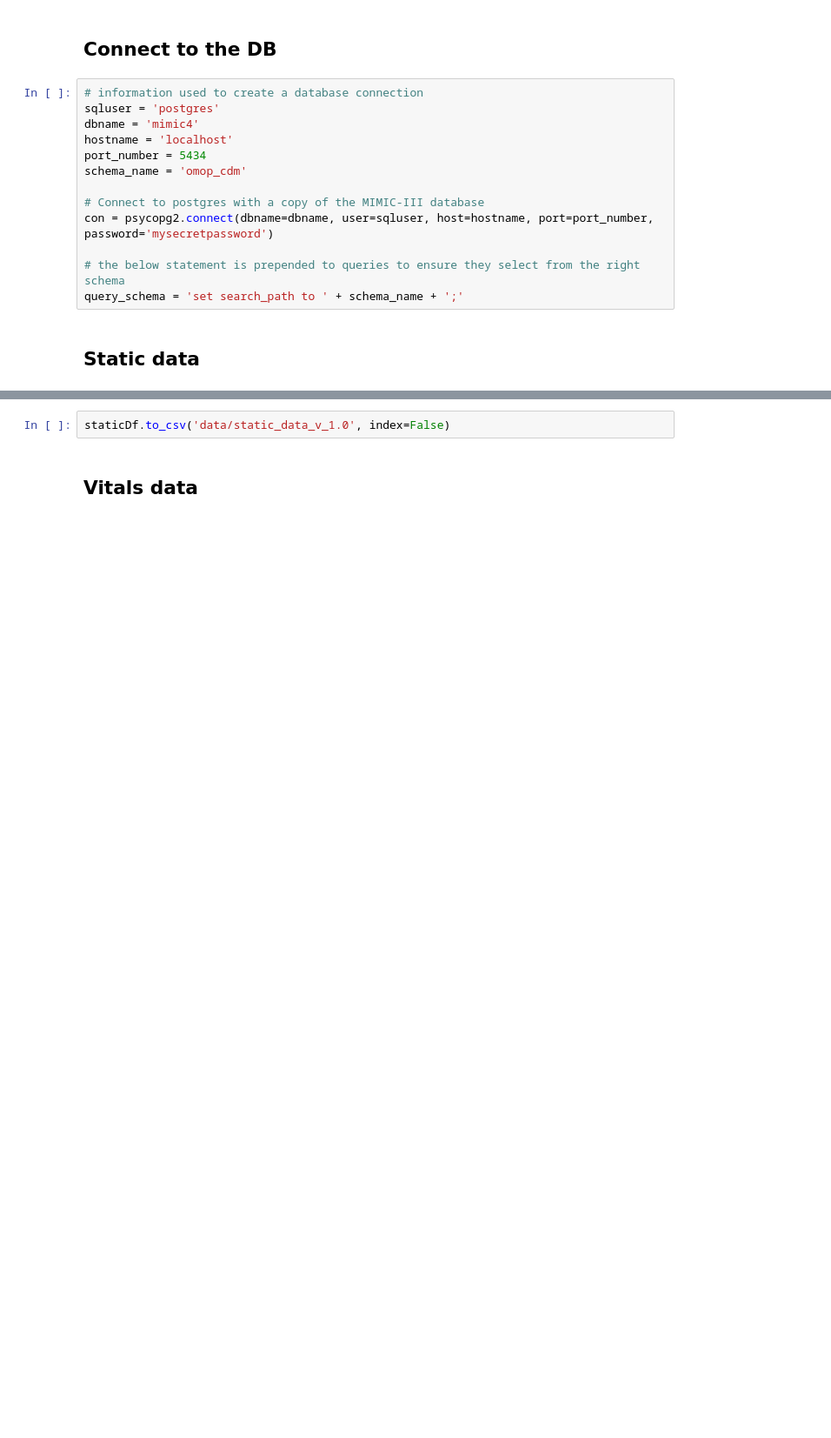
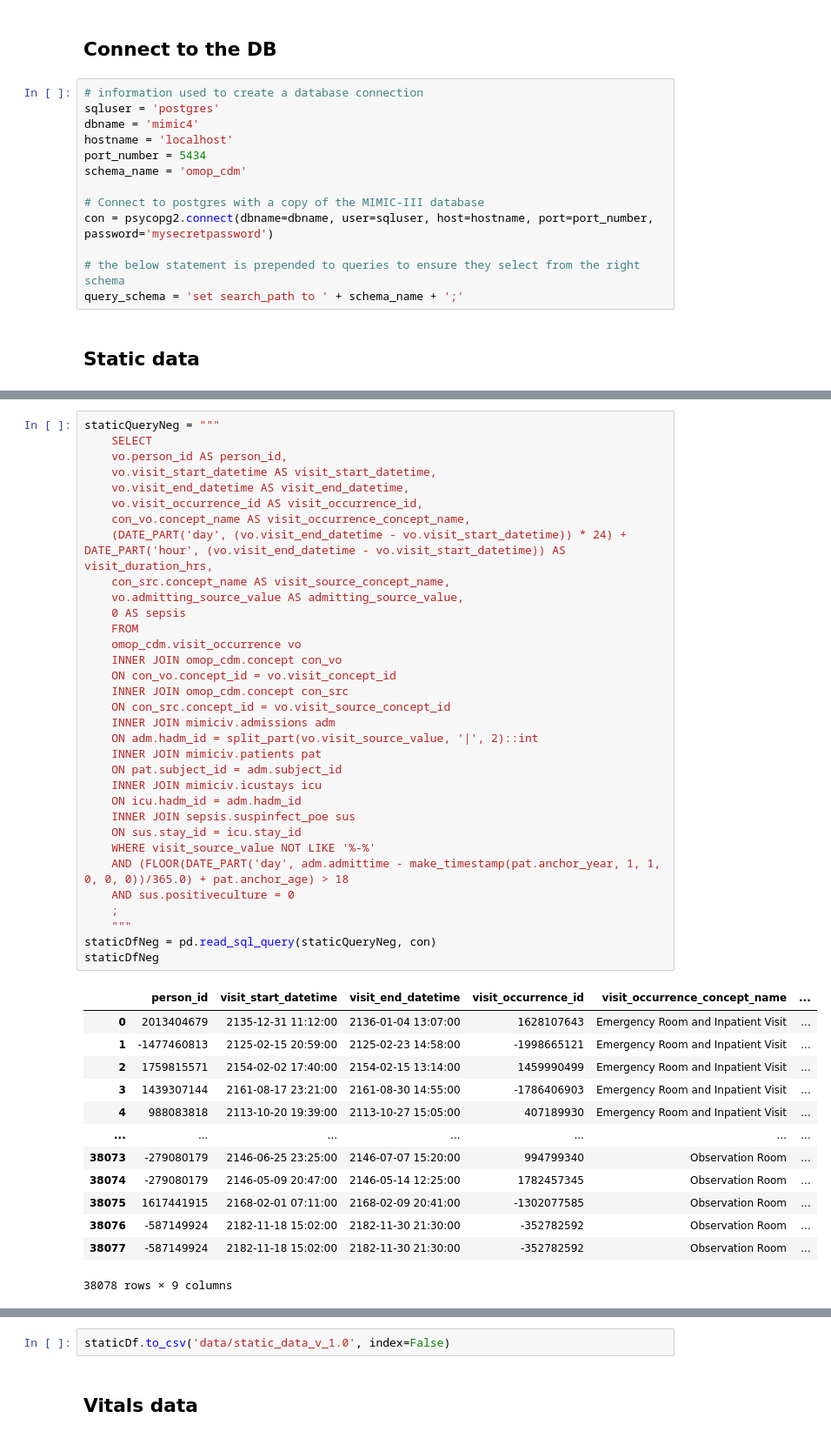
Before and after one commit to ryashpal/ML, a Jupyter notebook: mortality/extract_omop.ipynb, the cells around one changed output, grey strips where cells are left out. Shown: that part at 87% size. Drawn from its saved outputs; the diff is of its cells as text; blank space fills up the shorter version.

```diff
--- a/mortality/extract_omop.ipynb
+++ b/mortality/extract_omop.ipynb
@@ -55,0 +72,47 @@ staticDf.head()
+# %%
+staticQueryNeg = """
+    SELECT
+    vo.person_id AS person_id,
+    vo.visit_start_datetime AS visit_start_datetime,
+    vo.visit_end_datetime AS visit_end_datetime,
+    vo.visit_occurrence_id AS visit_occurrence_id,
+    con_vo.concept_name AS visit_occurrence_concept_name,
+    (DATE_PART('day', (vo.visit_end_datetime - vo.visit_start_datetime)) * 24) + DATE_PART('hour', (vo.visit_end_datetime - vo.visit_start_datetime)) AS visit_duration_hrs,
+    con_src.concept_name AS visit_source_concept_name,
+    vo.admitting_source_value AS admitting_source_value,
+    0 AS sepsis
+    FROM
+    omop_cdm.visit_occurrence vo
+    INNER JOIN omop_cdm.concept con_vo
+    ON con_vo.concept_id = vo.visit_concept_id
+    INNER JOIN omop_cdm.concept con_src
+    ON con_src.concept_id = vo.visit_source_concept_id
+    INNER JOIN mimiciv.admissions adm
+    ON adm.hadm_id = split_part(vo.visit_source_value, '|', 2)::int
+    INNER JOIN mimiciv.patients pat
+    ON pat.subject_id = adm.subject_id
+    INNER JOIN mimiciv.icustays icu
+    ON icu.hadm_id = adm.hadm_id
+    INNER JOIN sepsis.suspinfect_poe sus
+    ON sus.stay_id = icu.stay_id
+    WHERE visit_source_value NOT LIKE '%-%'
+    AND (FLOOR(DATE_PART('day', adm.admittime - make_timestamp(pat.anchor_year, 1, 1, 0, 0, 0))/365.0) + pat.anchor_age) > 18
+    AND sus.positiveculture = 0
+    ;
+    """
+staticDfNeg = pd.read_sql_query(staticQueryNeg, con)
+staticDfNeg
+# %% [output]
+|  | person_id | visit_start_datetime | visit_end_datetime | visit_occurrence_id | visit_occurrence_concept_name | ... |
+| 0 | 2013404679 | 2135-12-31 11:12:00 | 2136-01-04 13:07:00 | 1628107643 | Emergency Room and Inpatient Visit | ... |
+| 1 | -1477460813 | 2125-02-15 20:59:00 | 2125-02-23 14:58:00 | -1998665121 | Emergency Room and Inpatient Visit | ... |
+| 2 | 1759815571 | 2154-02-02 17:40:00 | 2154-02-15 13:14:00 | 1459990499 | Emergency Room and Inpatient Visit | ... |
+| 3 | 1439307144 | 2161-08-17 23:21:00 | 2161-08-30 14:55:00 | -1786406903 | Emergency Room and Inpatient Visit | ... |
+| 4 | 988083818 | 2113-10-20 19:39:00 | 2113-10-27 15:05:00 | 407189930 | Emergency Room and Inpatient Visit | ... |
+| ... | ... | ... | ... | ... | ... | ... |
+| 38073 | -279080179 | 2146-06-25 23:25:00 | 2146-07-07 15:20:00 | 994799340 | Observation Room | ... |
+| 38074 | -279080179 | 2146-05-09 20:47:00 | 2146-05-14 12:25:00 | 1782457345 | Observation Room | ... |
+| 38075 | 1617441915 | 2168-02-01 07:11:00 | 2168-02-09 20:41:00 | -1302077585 | Observation Room | ... |
+| 38076 | -587149924 | 2182-11-18 15:02:00 | 2182-11-30 21:30:00 | -352782592 | Observation Room | ... |
+| 38077 | -587149924 | 2182-11-18 15:02:00 | 2182-11-30 21:30:00 | -352782592 | Observation Room | ... |
+38078 rows × 9 columns
```
Also changed, not shown: parts of 4 cells of this notebook, 1 other file.
